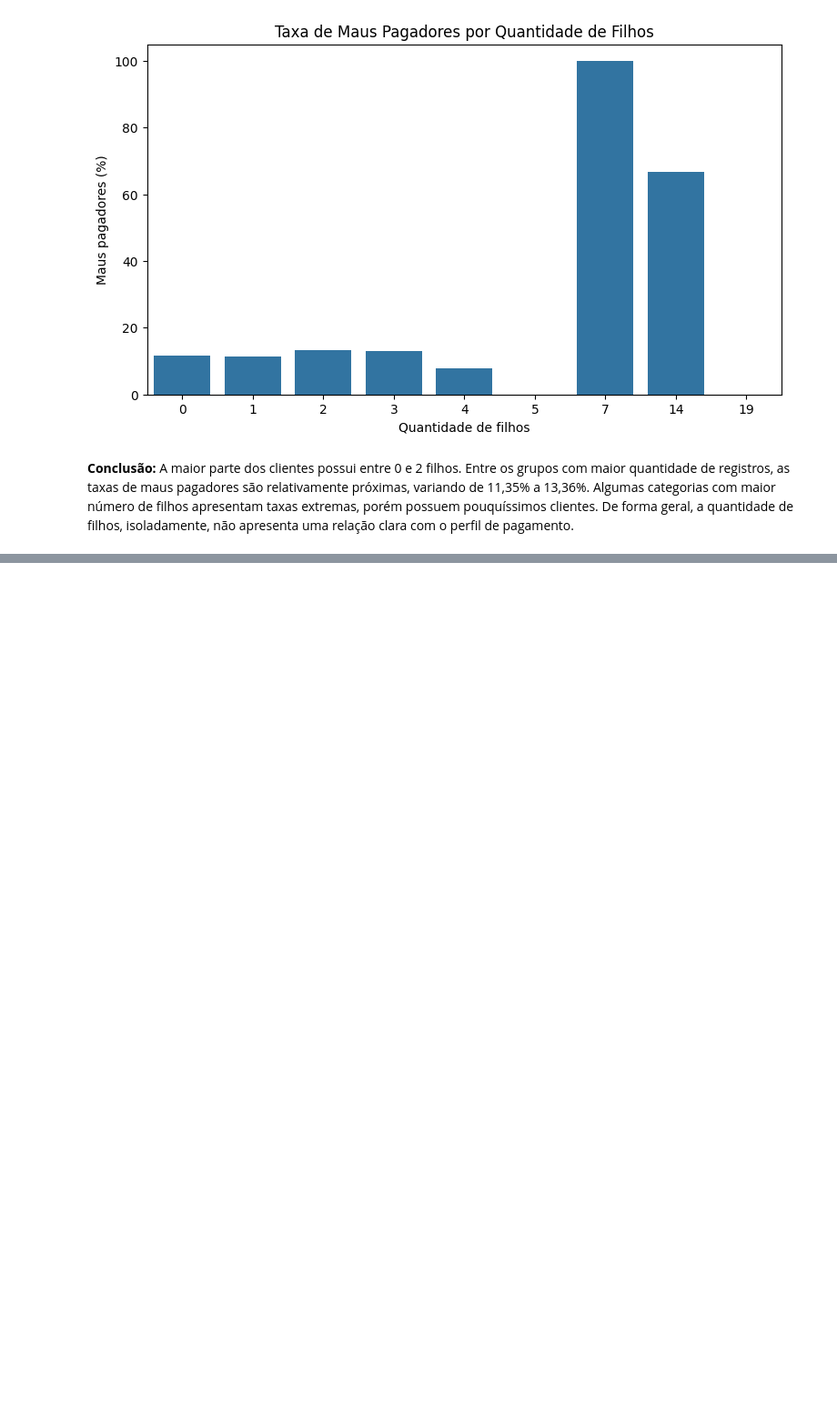
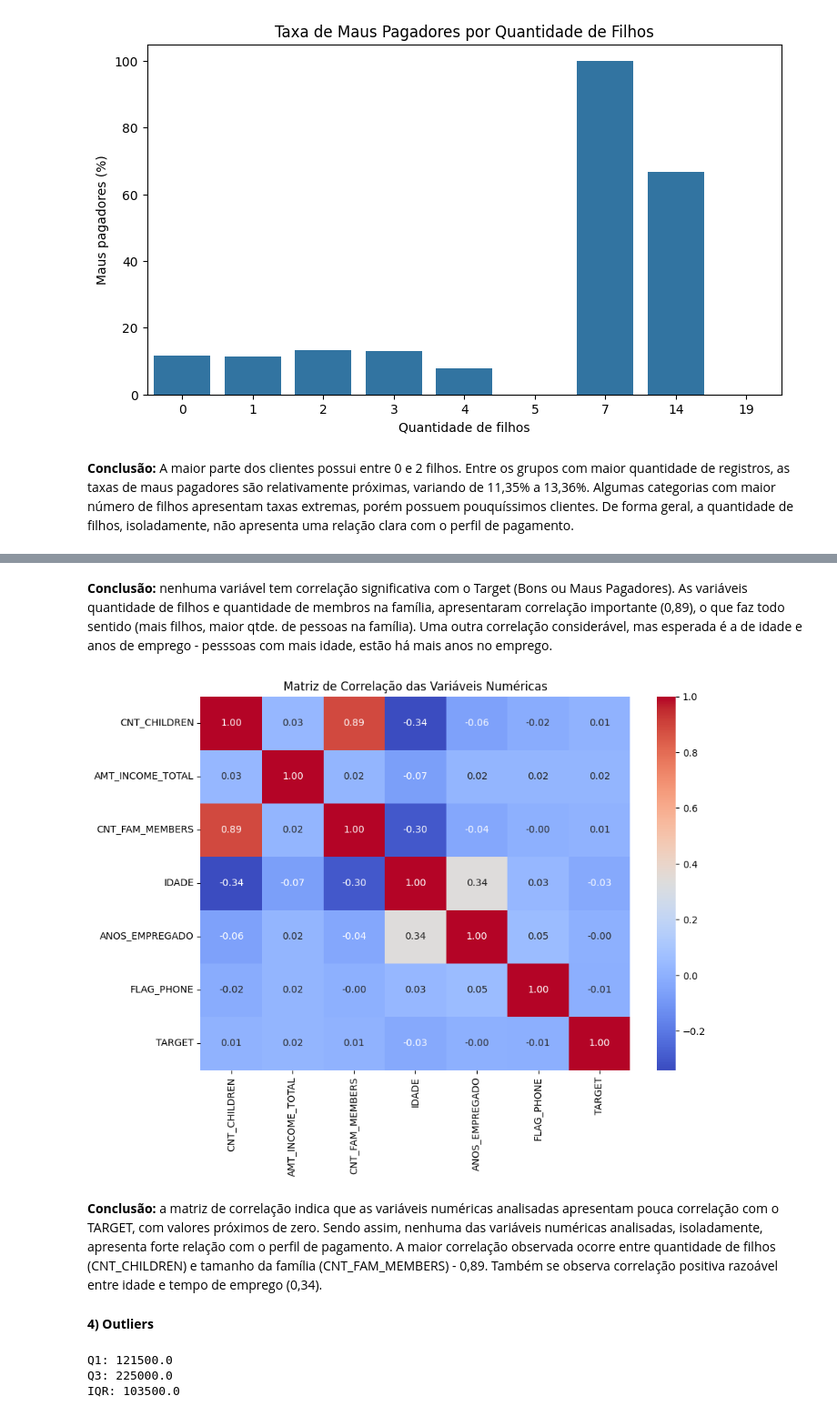
Before and after one commit to marciapaulasv-coder/TechChalenge, a Jupyter notebook: 01_eda.ipynb, the cells around one changed output, grey strips where cells are left out. Shown at 91% size. Drawn from its saved outputs; the diff is of its cells as text; code cells hidden in the pictures; blank space fills up the shorter version.

```diff
--- a/01_eda.ipynb
+++ b/01_eda.ipynb
@@ -554,0 +641,10 @@ plt.show()
+# %%
+variaveis_correlacao = [
+    'CNT_CHILDREN',
+    'AMT_INCOME_TOTAL',
+    'CNT_FAM_MEMBERS',
+    'IDADE',
+    'ANOS_EMPREGADO',
+    'FLAG_PHONE',
+    'TARGET'
+]
@@ -554,0 +653,4 @@ plt.show()
+# %%
+correlacao = df[variaveis_correlacao].corr().round(2)
+
+print(correlacao)
@@ -554,0 +675,28 @@ plt.show()
+# %% [markdown]
+**Conclusão:** nenhuma variável tem correlação significativa com o Target (Bons ou Maus Pagadores). As variáveis quantidade de filhos e quantidade de membros na família, apresentaram correlação importante (0,89), o que faz todo sentido (mais filhos, maior qtde. de pessoas na família). Uma outra correlação considerável, mas esperada é a de idade e anos de emprego - pesssoas com mais idade, estão há mais anos no emprego.
+# %%
+plt.figure(figsize=(10, 7))
+
+sns.heatmap(correlacao, annot=True, cmap='coolwarm',fmt='.2f')
+
+plt.title('Matriz de Correlação das Variáveis Numéricas')
+plt.show()
+# %% [output]
+[figure, added]
+# %% [markdown]
+**Conclusão:** a matriz de correlação indica que as variáveis numéricas analisadas apresentam pouca correlação com o TARGET, com valores próximos de zero. Sendo assim, nenhuma das variáveis numéricas analisadas, isoladamente, apresenta forte relação com o perfil de pagamento. A maior correlação observada ocorre entre quantidade de filhos (CNT_CHILDREN) e tamanho da família (CNT_FAM_MEMBERS) - 0,89. Também se observa correlação positiva razoável entre idade e tempo de emprego (0,34).
+# %% [markdown]
+**4) Outliers**
+# %%
+Q1 = df['AMT_INCOME_TOTAL'].quantile(0.25)
+Q3 = df['AMT_INCOME_TOTAL'].quantile(0.75)
+
+IQR = Q3 - Q1
+
+print('Q1:', Q1)
+print('Q3:', Q3)
+print('IQR:', IQR)
+# %% [output]
+Q1: 121500.0
+Q3: 225000.0
+IQR: 103500.0
```
Also changed, not shown: parts of 17 cells of this notebook.
